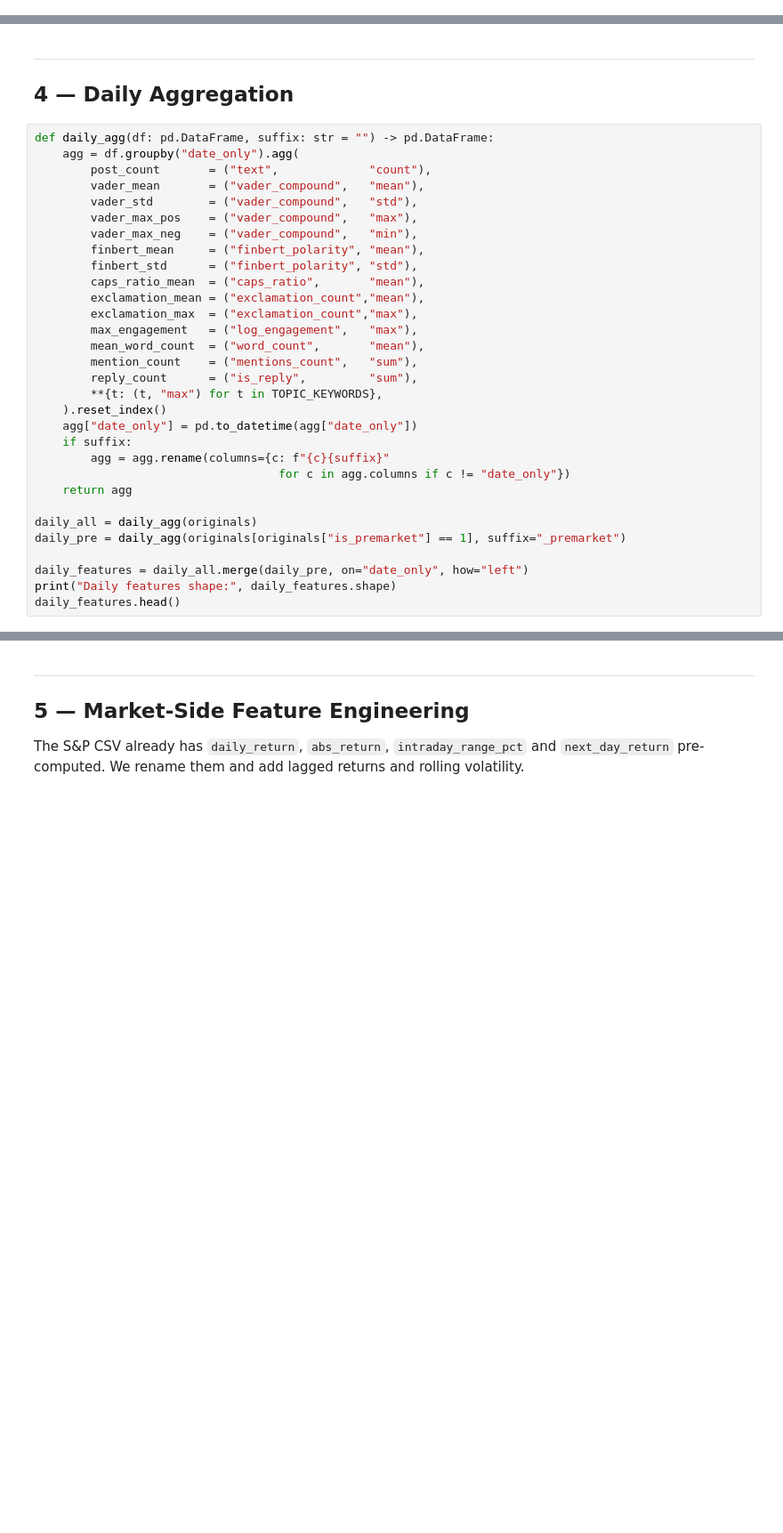
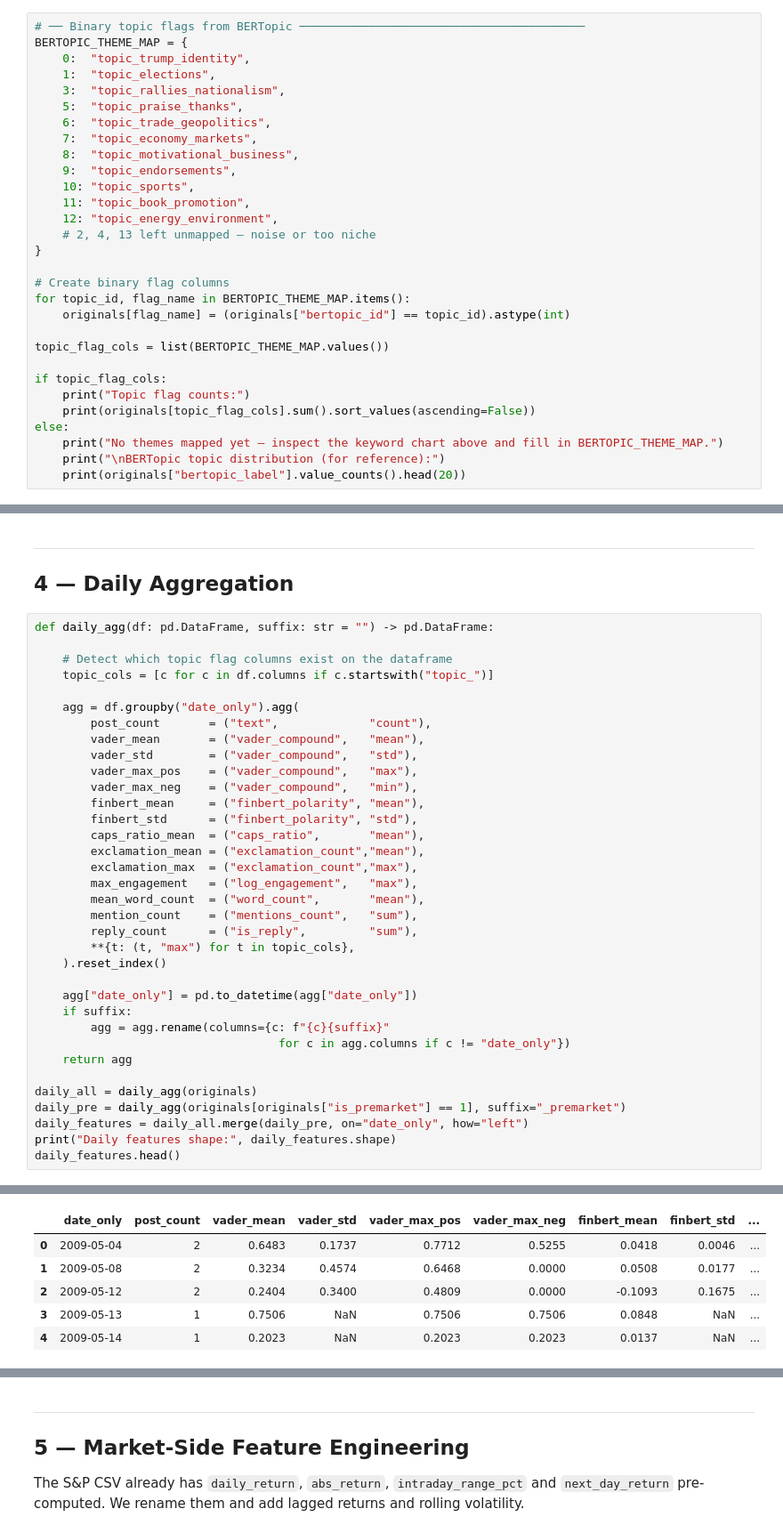
Before and after one commit to deercarla/trump-tweets-nlp, a Jupyter notebook: 3_feature_engineering/Feature_Engineering.ipynb, the cells around one changed output, grey strips where cells are left out. Shown at 89% size. Cells and saved outputs as stored; diff of their text form; blank space fills up the shorter version.

```diff
--- a/3_feature_engineering/Feature_Engineering.ipynb
+++ b/3_feature_engineering/Feature_Engineering.ipynb
@@ -225,0 +434,30 @@ print(originals[list(TOPIC_KEYWORDS)].sum().sort_values(ascending=False))
+# %%
+# ── Binary topic flags from BERTopic ─────────────────────────────────────────
+BERTOPIC_THEME_MAP = {
+    0:  "topic_trump_identity",
+    1:  "topic_elections",
+    3:  "topic_rallies_nationalism",
+    5:  "topic_praise_thanks",
+    6:  "topic_trade_geopolitics",
+    7:  "topic_economy_markets",
+    8:  "topic_motivational_business",
+    9:  "topic_endorsements",
+    10: "topic_sports",
+    11: "topic_book_promotion",
+    12: "topic_energy_environment",
+    # 2, 4, 13 left unmapped — noise or too niche
+}
+
+# Create binary flag columns
+for topic_id, flag_name in BERTOPIC_THEME_MAP.items():
+    originals[flag_name] = (originals["bertopic_id"] == topic_id).astype(int)
+
+topic_flag_cols = list(BERTOPIC_THEME_MAP.values())
+
+if topic_flag_cols:
+    print("Topic flag counts:")
+    print(originals[topic_flag_cols].sum().sort_values(ascending=False))
+else:
+    print("No themes mapped yet — inspect the keyword chart above and fill in BERTOPIC_THEME_MAP.")
+    print("\nBERTopic topic distribution (for reference):")
+    print(originals["bertopic_label"].value_counts().head(20))
@@ -284,6 +565,10 @@ print(f"Reply tweets          : {originals['is_reply'].sum():,}")
 ## 4 — Daily Aggregation
 # %%
 def daily_agg(df: pd.DataFrame, suffix: str = "") -> pd.DataFrame:
+
+    # Detect which topic flag columns exist on the dataframe
+    topic_cols = [c for c in df.columns if c.startswith("topic_")]
+
     agg = df.groupby("date_only").agg(
         post_count       = ("text",             "count"),
         vader_mean       = ("vader_compound",   "mean"),
@@ -299,8 +584,9 @@ def daily_agg(df: pd.DataFrame, suffix: str = "") -> pd.DataFrame:
         mean_word_count  = ("word_count",       "mean"),
         mention_count    = ("mentions_count",   "sum"),
         reply_count      = ("is_reply",         "sum"),
-        **{t: (t, "max") for t in TOPIC_KEYWORDS},
+        **{t: (t, "max") for t in topic_cols},
     ).reset_index()
+
     agg["date_only"] = pd.to_datetime(agg["date_only"])
     if suffix:
         agg = agg.rename(columns={c: f"{c}{suffix}"
@@ -309,7 +595,7 @@ def daily_agg(df: pd.DataFrame, suffix: str = "") -> pd.DataFrame:
 
 daily_all = daily_agg(originals)
 daily_pre = daily_agg(originals[originals["is_premarket"] == 1], suffix="_premarket")
-
 daily_features = daily_all.merge(daily_pre, on="date_only", how="left")
 print("Daily features shape:", daily_features.shape)
 daily_features.head()
+# %% [output]
@@ -316,3 +603,9 @@ daily_features.head()
+|  | date_only | post_count | vader_mean | vader_std | vader_max_pos | vader_max_neg | finbert_mean | finbert_std | ... |
+| 0 | 2009-05-04 | 2 | 0.6483 | 0.1737 | 0.7712 | 0.5255 | 0.0418 | 0.0046 | ... |
+| 1 | 2009-05-08 | 2 | 0.3234 | 0.4574 | 0.6468 | 0.0000 | 0.0508 | 0.0177 | ... |
+| 2 | 2009-05-12 | 2 | 0.2404 | 0.3400 | 0.4809 | 0.0000 | -0.1093 | 0.1675 | ... |
+| 3 | 2009-05-13 | 1 | 0.7506 | NaN | 0.7506 | 0.7506 | 0.0848 | NaN | ... |
+| 4 | 2009-05-14 | 1 | 0.2023 | NaN | 0.2023 | 0.2023 | 0.0137 | NaN | ... |
 # %%
 # Rolling sentiment windows & momentum
 daily_features = daily_features.sort_values("date_only").reset_index(drop=True)
```
Also changed, not shown: parts of 39 cells of this notebook, 9 other files.
